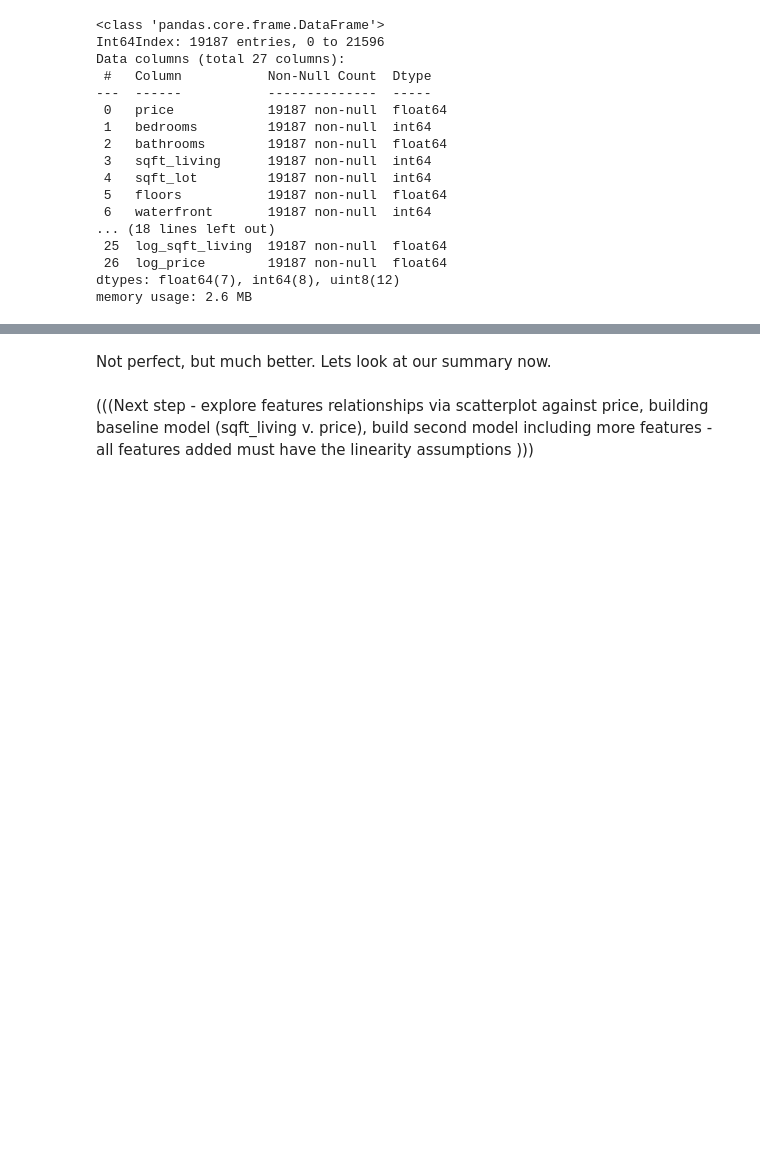
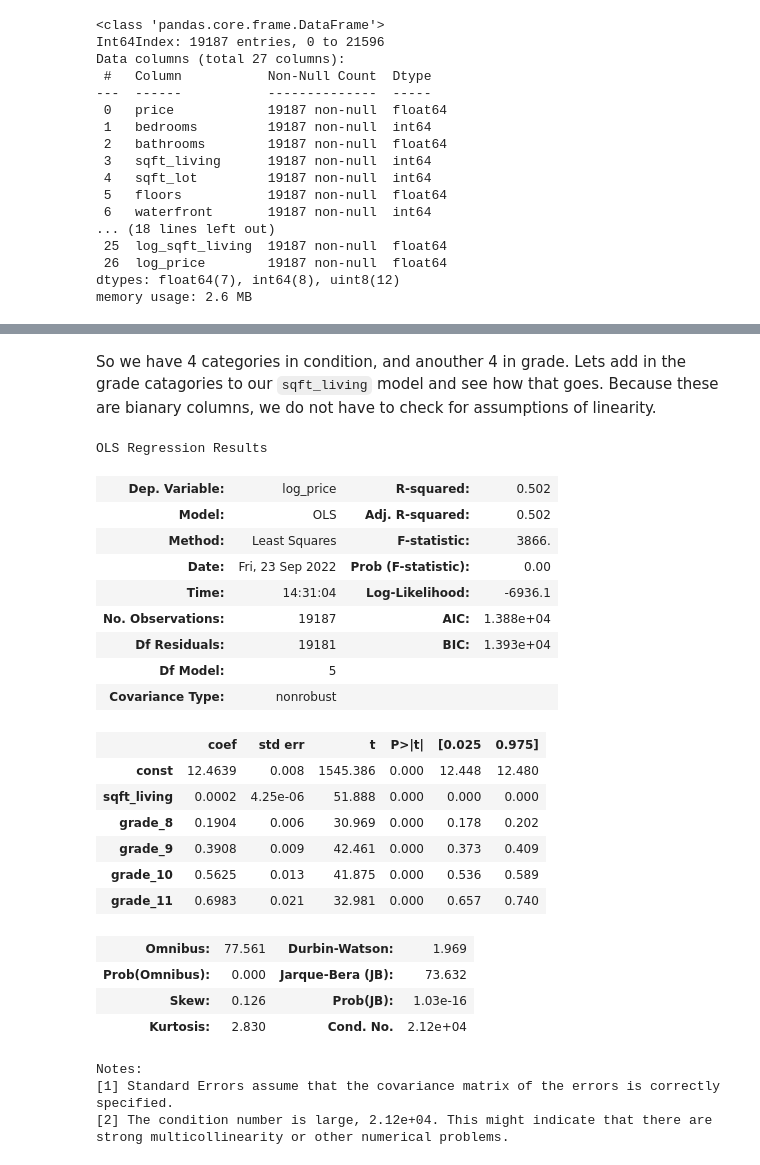
Before and after one commit to sanderlin2013/King-County-House-Sales, a Jupyter notebook: Kings County House Sales Analysis - Sketchbook.ipynb, the cells around one changed output, grey strips where cells are left out. Saved outputs shown, nothing was run; the diff lists cells and outputs as text; code cells hidden in the pictures; blank space fills up the shorter version.

```diff
--- a/Kings County House Sales Analysis.ipynb
+++ b/Kings County House Sales Analysis - Sketchbook.ipynb
@@ -911,2 +904,0 @@ Wohoo! It does look like perfoming a log function on the `price` helped with the
-# %% [markdown]
-Not perfect, but much better. Lets look at our summary now.
@@ -915,2 +905,38 @@ Not perfect, but much better. Lets look at our summary now.
-# %% [markdown]
-(((Next step - explore features relationships via scatterplot against price, building baseline model (sqft_living v. price), build second model including more features - all features added must have the linearity assumptions )))
+# %% [markdown]
+So we have 4 categories in condition, and anouther 4 in grade. Lets add in the grade catagories to our `sqft_living` model and see how that goes. Because these are bianary columns, we do not have to check for assumptions of linearity.
+# %%
+# create predictors
+predictors = preprocessed_df[['sqft_living', 'grade_8', 'grade_9', 'grade_10', 'grade_11']]
+#create model intercept
+predictors_int = sm.add_constant(predictors)
+#fit model
+fourth_model = sm.OLS(preprocessed_df['log_price'], predictors_int).fit()
+
+#check model
+fourth_model.summary()
+# %% [output]
+OLS Regression Results
+| Dep. Variable: | log_price | R-squared: | 0.502 |
+| Model: | OLS | Adj. R-squared: | 0.502 |
+| Method: | Least Squares | F-statistic: | 3866. |
+| Date: | Fri, 23 Sep 2022 | Prob (F-statistic): | 0.00 |
+| Time: | 14:31:04 | Log-Likelihood: | -6936.1 |
+| No. Observations: | 19187 | AIC: | 1.388e+04 |
+| Df Residuals: | 19181 | BIC: | 1.393e+04 |
+| Df Model: | 5 |  |  |
+| Covariance Type: | nonrobust |  |  |
+|  | coef | std err | t | P>|t| | [0.025 | 0.975] |
+| const | 12.4639 | 0.008 | 1545.386 | 0.000 | 12.448 | 12.480 |
+| sqft_living | 0.0002 | 4.25e-06 | 51.888 | 0.000 | 0.000 | 0.000 |
+| grade_8 | 0.1904 | 0.006 | 30.969 | 0.000 | 0.178 | 0.202 |
+| grade_9 | 0.3908 | 0.009 | 42.461 | 0.000 | 0.373 | 0.409 |
+| grade_10 | 0.5625 | 0.013 | 41.875 | 0.000 | 0.536 | 0.589 |
+| grade_11 | 0.6983 | 0.021 | 32.981 | 0.000 | 0.657 | 0.740 |
+| Omnibus: | 77.561 | Durbin-Watson: | 1.969 |
+| Prob(Omnibus): | 0.000 | Jarque-Bera (JB): | 73.632 |
+| Skew: | 0.126 | Prob(JB): | 1.03e-16 |
+| Kurtosis: | 2.830 | Cond. No. | 2.12e+04 |
+Notes:
+[1] Standard Errors assume that the covariance matrix of the errors is correctly specified.
+[2] The condition number is large, 2.12e+04. This might indicate that there are
+strong multicollinearity or other numerical problems.
```
Also changed, not shown: parts of 20 cells of this notebook.
